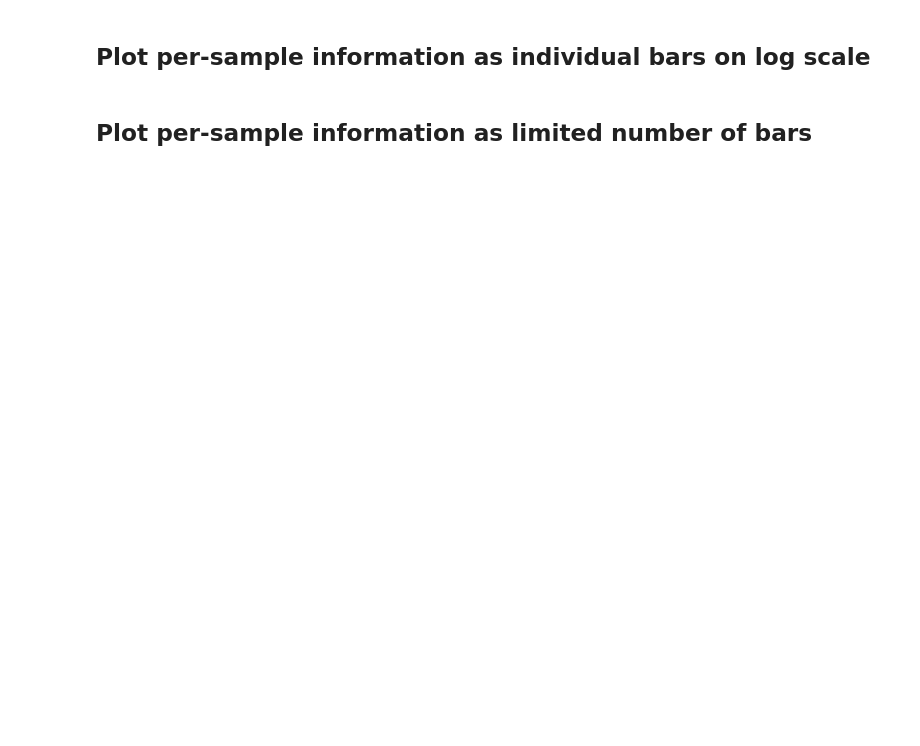
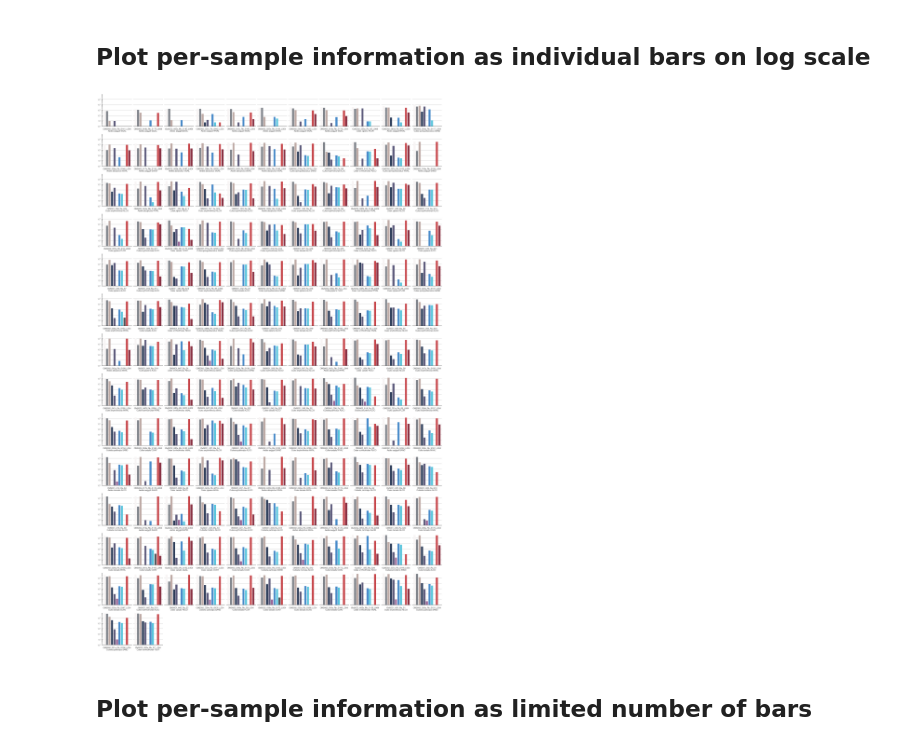
Before and after one commit to czbiohub-sf/california-mosquito-study, a Jupyter notebook: scripts/read_accounting.ipynb, the cells around one changed output. Saved outputs shown, nothing was run; the diff lists cells and outputs as text; code cells hidden in the pictures; blank space fills up the shorter version.

```diff
--- a/scripts/read_accounting.ipynb
+++ b/scripts/read_accounting.ipynb
@@ -758,57 +587,59 @@ plt.show()
 # %% [markdown]
 ## Plot per-sample information as individual bars on log scale
 # %%
-# species=lambda sample: '%s %s'%(metadata[sample]['ska_genus'],metadata[sample]['ska_species'])
-# sample_loc=lambda sample: metadata[sample]['collected_by']
+species=lambda sample: '%s %s'%(metadata[sample]['ska_genus'],metadata[sample]['ska_species'])
+sample_loc=lambda sample: metadata[sample]['collected_by']
 
 
-# fig = plt.figure(figsize=(30,50),facecolor='w') ## new figure
+fig = plt.figure(figsize=(30,50),facecolor='w') ## new figure
 
-# sorted_samples=sorted(grand_tree,key=lambda k: grand_tree[k]['read_count'])#[:10]
+sorted_samples=sorted(grand_tree,key=lambda k: grand_tree[k]['read_count'])#[:10]
 
-# sample_reads=lambda k: sum([contig_classification[k][c]['read_count'] for c in contig_classification[k]]) if k in contig_classification else 0.0
-# sorted_samples=list(filter(lambda k: 'water' not in k.lower() and sample_reads(k)>0,sorted_samples))
+sample_reads=lambda k: sum([contig_classification[k][c]['read_count'] for c in contig_classification[k]]) if k in contig_classification else 0.0
+sorted_samples=list(filter(lambda k: 'water' not in k.lower() and sample_reads(k)>0,sorted_samples))
 
-# ncols=11
-# gs = gridspec.GridSpec(len(sorted_samples)//ncols+1,ncols,wspace=0.05,hspace=0.25) ## using gridspec
-# # print(len(sorted_samples))
-# store_ax=None
+ncols=11
+gs = gridspec.GridSpec(len(sorted_samples)//ncols+1,ncols,wspace=0.05,hspace=0.25) ## using gridspec
+# print(len(sorted_samples))
+store_ax=None
 
-# order=['all reads','unassembled','contigs','Ambiguous','Bacteria','Archaea','Eukaryota','Metazoa','dark contigs','Viruses','Viral via co-occurrence']
+order=['all reads','unassembled','contigs','Ambiguous','Bacteria','Archaea','Eukaryota','Metazoa','dark contigs','Viruses','Viral via co-occurrence']
 
-# for i in range(len(sorted_samples)//ncols+1):
-#     for j in range(ncols):
-#         idx=i*ncols+j
-#         if idx<len(sorted_samples):
-#             sample=sorted_samples[idx]
-#             flat_reads, _ = extract_nested_reads(grand_tree[sample])
+for i in range(len(sorted_samples)//ncols+1):
+    for j in range(ncols):
+        idx=i*ncols+j
+        if idx<len(sorted_samples):
+            sample=sorted_samples[idx]
+            flat_reads, _ = extract_nested_reads(grand_tree[sample])
 
-#             if idx==0:
-#                 ax=plt.subplot(gs[i,j],facecolor='w') ## new canvas
-#                 store_ax=ax
-#             else:
-#                 ax=plt.subplot(gs[i,j],facecolor='w',sharey=store_ax) ## new canvas
+            if idx==0:
+                ax=plt.subplot(gs[i,j],facecolor='w') ## new canvas
+                store_ax=ax
+            else:
+                ax=plt.subplot(gs[i,j],facecolor='w',sharey=store_ax) ## new canvas
 
-#             for k in sorted(flat_reads,key=lambda k: flat_reads[k]['order']):
-#                 x=order.index(k)
-#                 reads=flat_reads[k]['read_count']+1
-#                 colour=flat_reads[k]['colour']
+            for k in sorted(flat_reads,key=lambda k: flat_reads[k]['order']):
+                x=order.index(k)
+                reads=flat_reads[k]['read_count']+1
+                colour=flat_reads[k]['colour']
 
-#                 ax.bar(x,reads,facecolor=colour,edgecolor='none',zorder=100)
+                ax.bar(x,reads,facecolor=colour,edgecolor='none',zorder=100)
 
-#             ax.set_yscale('log')
-#             ax.grid(axis='y',zorder=0)
-#             ax.set_ylim(1,8e5)
-#             [ax.spines[loc].set_visible(False) for loc in ax.spines if loc in ['top','right']]
-#             if j>0:
-#                 ax.spines['left'].set_visible(False)
-#                 ax.tick_params(axis='y',labelsize=0)
-#                 for tline in ax.yaxis.get_minorticklines()+ax.yaxis.get_majorticklines():
-#                     tline.set_visible(False)
-#             ax.tick_params(axis='x',size=0,labelsize=0)
-#             ax.set_xlabel('%s\n%s %s'%(sample,species(sample),sample_loc(sample)),size=10)
+            ax.set_yscale('log')
+            ax.grid(axis='y',zorder=0)
+            ax.set_ylim(1,8e5)
+            [ax.spines[loc].set_visible(False) for loc in ax.spines if loc in ['top','right']]
+            if j>0:
+                ax.spines['left'].set_visible(False)
+                ax.tick_params(axis='y',labelsize=0)
+                for tline in ax.yaxis.get_minorticklines()+ax.yaxis.get_majorticklines():
+                    tline.set_visible(False)
+            ax.tick_params(axis='x',size=0,labelsize=0)
+            ax.set_xlabel('%s\n%s %s'%(sample,species(sample),sample_loc(sample)),size=10)
 
-# plt.show()
+plt.show()
+# %% [output]
+[figure, added]
 # %% [markdown]
 ## Plot per-sample information as limited number of bars
 # %%
```
Also changed, not shown: parts of 10 cells of this notebook, 2 other files.
